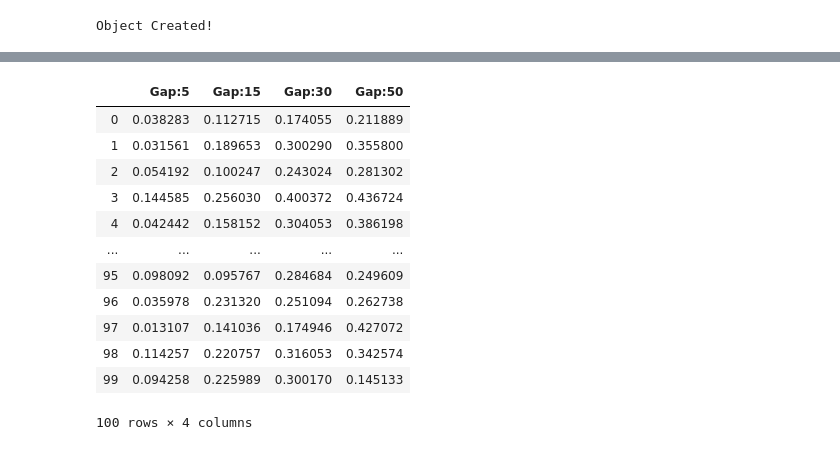
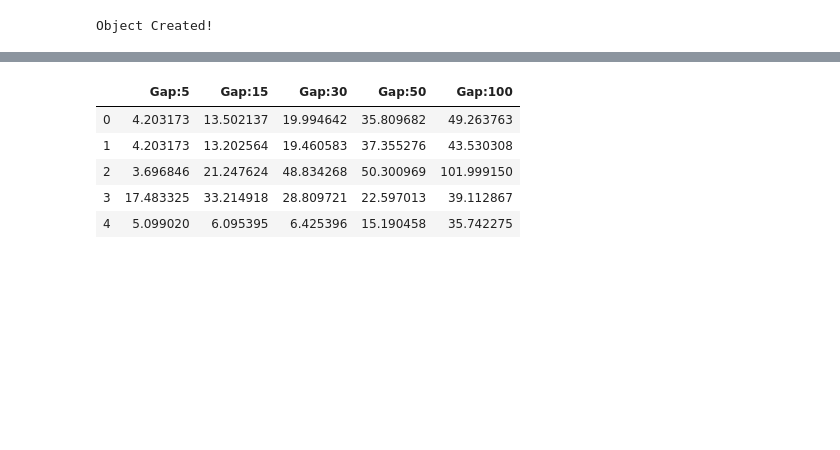
Before and after one commit to snehG0205/NCSA_genomics, a Jupyter notebook: Python - notebooks/Metric Tables.ipynb, the cells around one changed output, grey strips where cells are left out. Saved outputs shown, nothing was run; the diff lists cells and outputs as text; code cells hidden in the pictures; blank space fills up the shorter version.

```diff
--- a/Python - notebooks/Metric Tables.ipynb
+++ b/Python - notebooks/Metric Tables.ipynb
@@ -105,16 +131,13 @@ mad_gap50 = list()
 rmse_gap50 = list()
 mape_gap50 = list()
 
-for seed in tqdm(gap_50):
+for seed in tqdm(seed_points):
     start = seed
-    end = seed+50
+    end = seed+49
     data_with_missing = data.copy()
     data_with_missing = createGap(data_with_missing,start,end)
-    #     data_with_missing = data_with_missing.drop(data_with_missing.columns[[0]], axis=1)
+
     imputed_data = obj.impute(data_with_missing,1)
-
-    # data_with_missing.to_csv("~/Desktop/Gap_50.csv")
-    # imputed_data.to_csv("~/Desktop/imputed_50.csv")
 
     mad = obj.mad(np.asarray(imputed_data['GlucoseValue'][start:end-1].tolist()),np.asarray(data['GlucoseValue'][start:end-1].tolist()))
     ioa = obj.index_agreement(np.asarray(imputed_data['GlucoseValue'][start:end-1].tolist()),np.asarray(data['GlucoseValue'][start:end-1].tolist()))
@@ -137,16 +160,13 @@ mad_gap30 = list()
 rmse_gap30 = list()
 mape_gap30 = list()
 
-for seed in tqdm(gap_30):
+for seed in tqdm(seed_points):
     start = seed
-    end = start+30
+    end = start+29
     data_with_missing = data.copy()
     data_with_missing = createGap(data_with_missing,start,end)
-    #     data_with_missing = data_with_missing.drop(data_with_missing.columns[[0]], axis=1)
+
     imputed_data = obj.impute(data_with_missing,1)
-
-    # data_with_missing.to_csv("~/Desktop/Gap_30.csv")
-    # imputed_data.to_csv("~/Desktop/imputed_30.csv")
 
     mad = obj.mad(np.asarray(imputed_data['GlucoseValue'][start:end-1].tolist()),np.asarray(data['GlucoseValue'][start:end-1].tolist()))
     ioa = obj.index_agreement(np.asarray(imputed_data['GlucoseValue'][start:end-1].tolist()),np.asarray(data['GlucoseValue'][start:end-1].tolist()))
@@ -169,16 +189,13 @@ mad_gap15 = list()
 rmse_gap15 = list()
 mape_gap15 = list()
 
-for seed in tqdm(gap_15):
+for seed in tqdm(seed_points):
     start = seed
-    end = start+15
+    end = start+14
     data_with_missing = data.copy()
     data_with_missing = createGap(data_with_missing,start,end)
-    # data_with_missing = data_with_missing.drop(data_with_missing.columns[[0]], axis=1)
+
     imputed_data = obj.impute(data_with_missing,1)
-
-    # data_with_missing.to_csv("~/Desktop/Gap_15.csv")
-    # imputed_data.to_csv("~/Desktop/imputed_15.csv")
 
     mad = obj.mad(np.asarray(imputed_data['GlucoseValue'][start:end-1].tolist()),np.asarray(data['GlucoseValue'][start:end-1].tolist()))
     ioa = obj.index_agreement(np.asarray(imputed_data['GlucoseValue'][start:end-1].tolist()),np.asarray(data['GlucoseValue'][start:end-1].tolist()))
@@ -201,16 +218,13 @@ mad_gap5 = list()
 rmse_gap5 = list()
 mape_gap5 = list()
 
-for seed in tqdm(gap_5):
+for seed in tqdm(seed_points):
     start = seed
-    end = start+5
+    end = start+4
     data_with_missing = data.copy()
     data_with_missing = createGap(data_with_missing,start,end)
-    #     data_with_missing = data_with_missing.drop(data_with_missing.columns[[0]], axis=1)
+
     imputed_data = obj.impute(data_with_missing,1)
-
-    # data_with_missing.to_csv("~/Desktop/Gap_5.csv")
-    # imputed_data.to_csv("~/Desktop/imputed_5.csv")
 
     mad = obj.mad(np.asarray(imputed_data['GlucoseValue'][start:end-1].tolist()),np.asarray(data['GlucoseValue'][start:end-1].tolist()))
     ioa = obj.index_agreement(np.asarray(imputed_data['GlucoseValue'][start:end-1].tolist()),np.asarray(data['GlucoseValue'][start:end-1].tolist()))
@@ -262,18 +369,11 @@ IOA
 # %%
-FB = pd.DataFrame({'Gap:5':fb_gap5, 'Gap:15':fb_gap15, 'Gap:30':fb_gap30, 'Gap:50':fb_gap50})
-FB
+RMSE = pd.DataFrame({'Gap:5':rmse_gap5, 'Gap:15':rmse_gap15, 'Gap:30':rmse_gap30, 'Gap:50':rmse_gap50, 'Gap:100':rmse_gap100})
+RMSE
 # %% [output]
-|  | Gap:5 | Gap:15 | Gap:30 | Gap:50 |
-| 0 | 0.038283 | 0.112715 | 0.174055 | 0.211889 |
-| 1 | 0.031561 | 0.189653 | 0.300290 | 0.355800 |
-| 2 | 0.054192 | 0.100247 | 0.243024 | 0.281302 |
-| 3 | 0.144585 | 0.256030 | 0.400372 | 0.436724 |
-| 4 | 0.042442 | 0.158152 | 0.304053 | 0.386198 |
-| ... | ... | ... | ... | ... |
-| 95 | 0.098092 | 0.095767 | 0.284684 | 0.249609 |
-| 96 | 0.035978 | 0.231320 | 0.251094 | 0.262738 |
-| 97 | 0.013107 | 0.141036 | 0.174946 | 0.427072 |
-| 98 | 0.114257 | 0.220757 | 0.316053 | 0.342574 |
-| 99 | 0.094258 | 0.225989 | 0.300170 | 0.145133 |
+|  | Gap:5 | Gap:15 | Gap:30 | Gap:50 | Gap:100 |
+| 0 | 4.203173 | 13.502137 | 19.994642 | 35.809682 | 49.263763 |
+| 1 | 4.203173 | 13.202564 | 19.460583 | 37.355276 | 43.530308 |
+| 2 | 3.696846 | 21.247624 | 48.834268 | 50.300969 | 101.999150 |
+| 3 | 17.483325 | 33.214918 | 28.809721 | 22.597013 | 39.112867 |
+| 4 | 5.099020 | 6.095395 | 6.425396 | 15.190458 | 35.742275 |
-100 rows × 4 columns
 # %%
```
Also changed, not shown: parts of 26 cells of this notebook, 31 other files.
